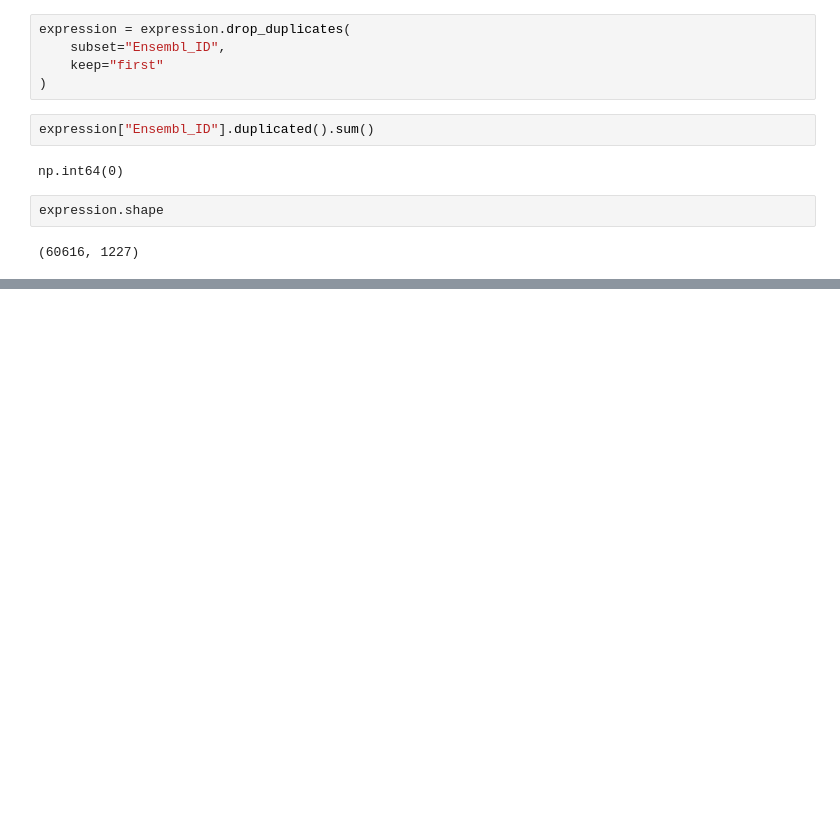
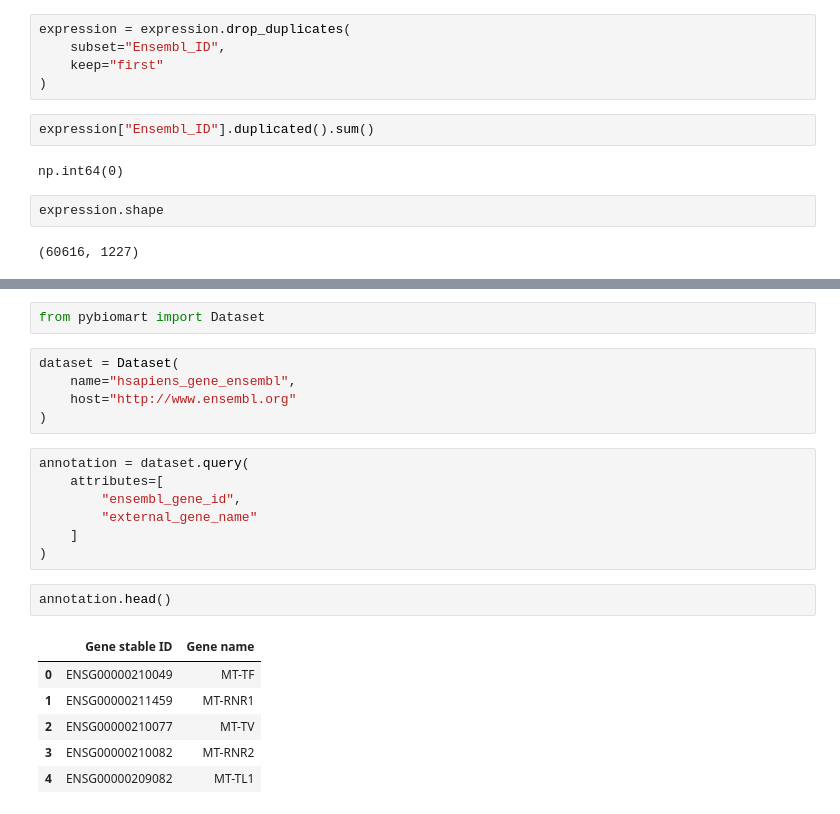
Before and after one commit to palrabheru/tcga-biomarker-discovery, a Jupyter notebook: notebooks/biomarker_analysis.ipynb, the cells around one changed output, grey strips where cells are left out. Cells and saved outputs as stored; diff of their text form; blank space fills up the shorter version.

Commit message:
Annotate genes and preprocess TCGA BRCA expression data

```diff
--- a/notebooks/biomarker_analysis.ipynb
+++ b/notebooks/biomarker_analysis.ipynb
@@ -114,0 +125,23 @@ expression.shape
+# %%
+from pybiomart import Dataset
+# %%
+dataset = Dataset(
+    name="hsapiens_gene_ensembl",
+    host="http://www.ensembl.org"
+)
+# %%
+annotation = dataset.query(
+    attributes=[
+        "ensembl_gene_id",
+        "external_gene_name"
+    ]
+)
+# %%
+annotation.head()
+# %% [output]
+|  | Gene stable ID | Gene name |
+| 0 | ENSG00000210049 | MT-TF |
+| 1 | ENSG00000211459 | MT-RNR1 |
+| 2 | ENSG00000210077 | MT-TV |
+| 3 | ENSG00000210082 | MT-RNR2 |
+| 4 | ENSG00000209082 | MT-TL1 |
```
Also changed, not shown: parts of 7 cells of this notebook, 1 other file.
